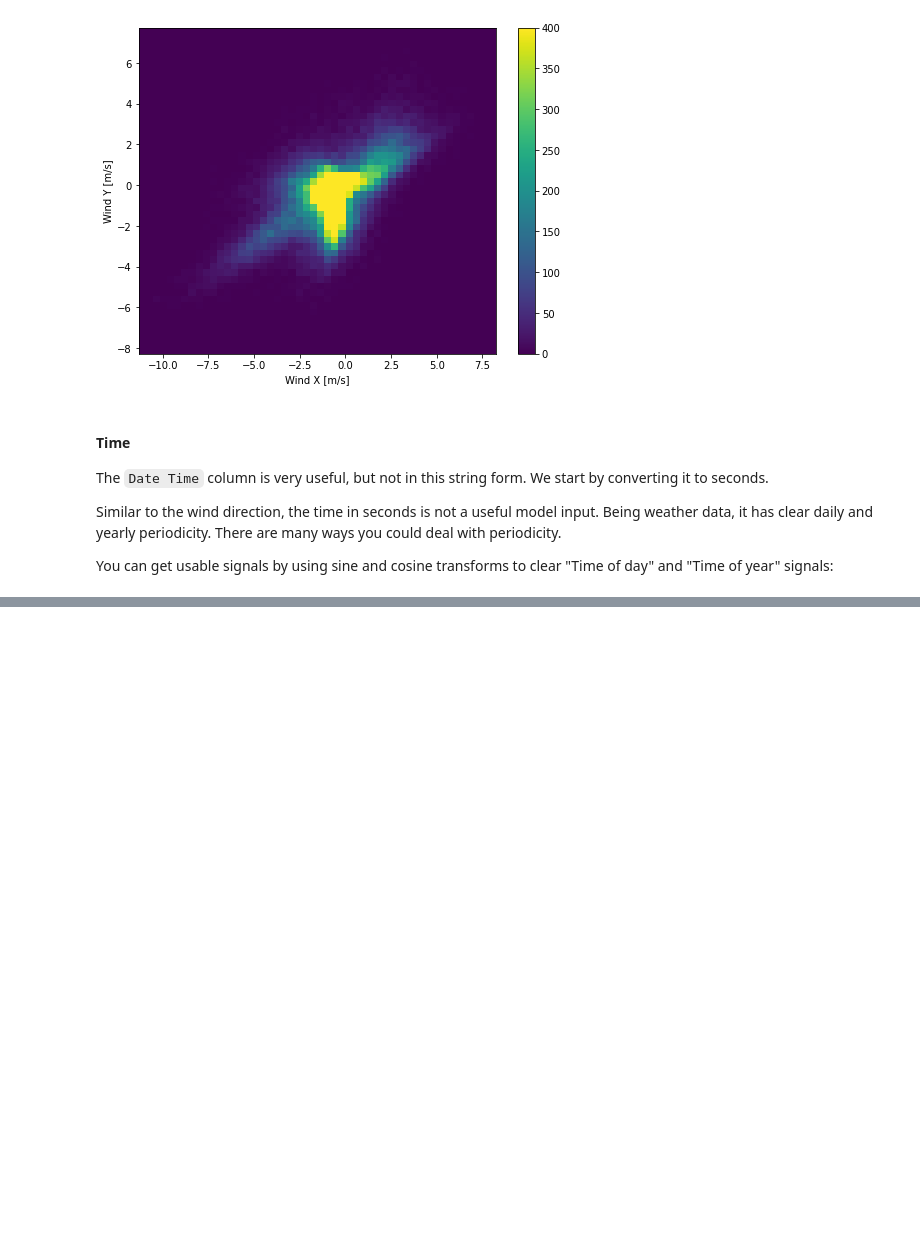
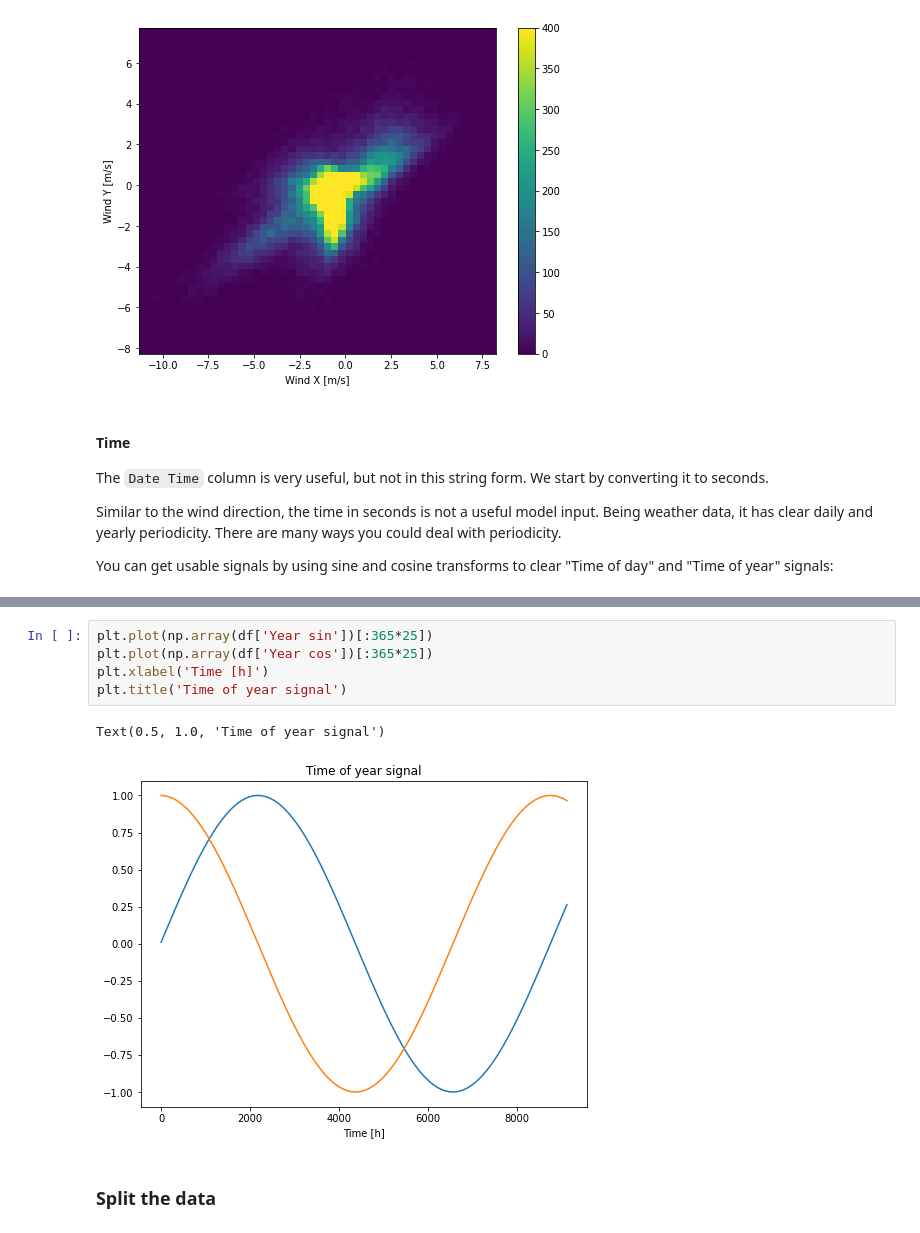
Before and after one commit to ibrahimoa/tf_developer_certification, a Jupyter notebook: tf_time_series.ipynb, the cells around one changed output, grey strips where cells are left out. Saved outputs shown, nothing was run; the diff lists cells and outputs as text; blank space fills up the shorter version.

```diff
--- a/tf_time_series.ipynb
+++ b/tf_time_series.ipynb
@@ -169,0 +170,10 @@ Text(0.5, 1.0, 'Time of day signal')
+# %%
+plt.plot(np.array(df['Year sin'])[:365*25])
+plt.plot(np.array(df['Year cos'])[:365*25])
+plt.xlabel('Time [h]')
+plt.title('Time of year signal')
+# %% [output]
+Text(0.5, 1.0, 'Time of year signal')
+[figure, added]
+# %% [markdown]
+### Split the data
```
Also changed, not shown: parts of 1 cell of this notebook.
